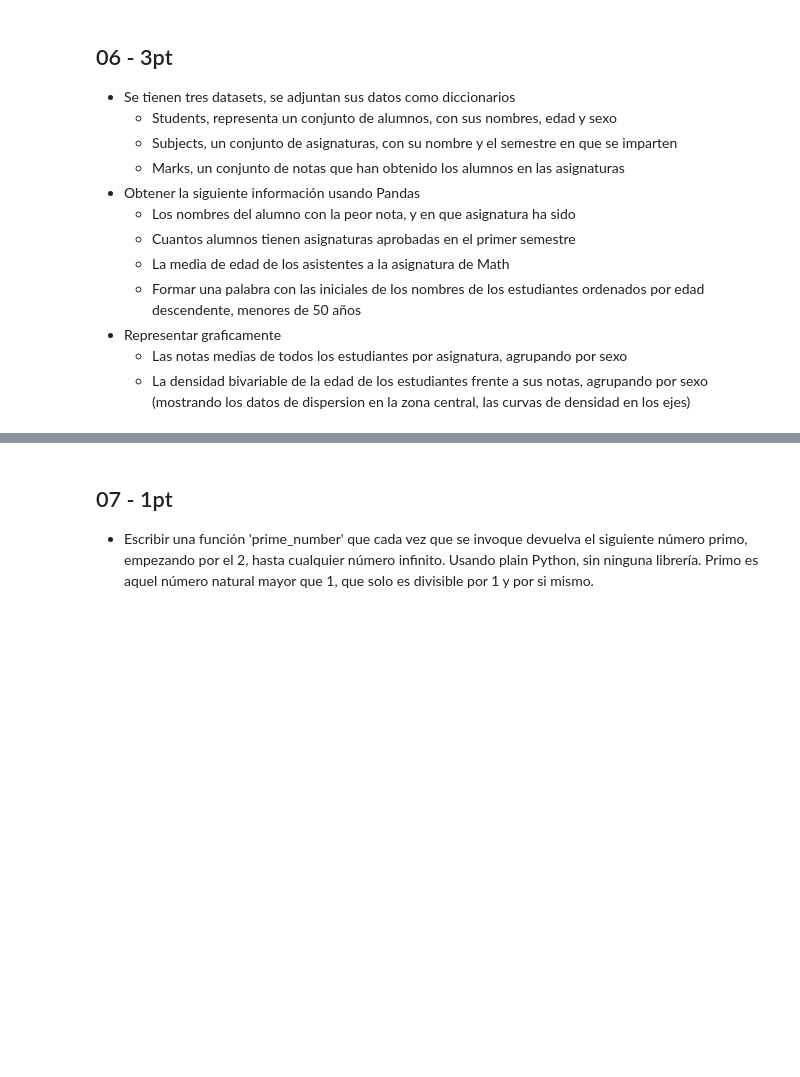
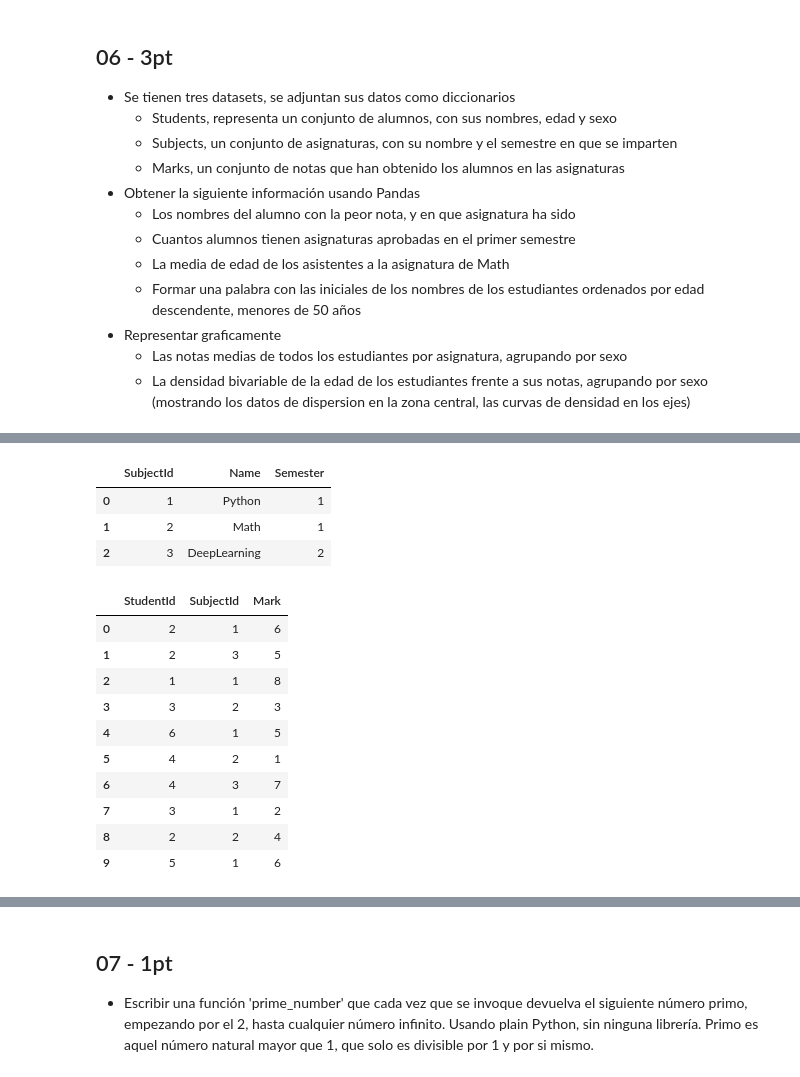
Before and after one commit to StevenMena/01MIAR_Python_IA, a Jupyter notebook: 01MIAR_Exam02_StevenMena.ipynb, the cells around one changed output, grey strips where cells are left out. Drawn from its saved outputs; the diff is of its cells as text; code cells hidden in the pictures; blank space fills up the shorter version.

```diff
--- a/01MIAR_Exam02_StevenMena.ipynb
+++ b/01MIAR_Exam02_StevenMena.ipynb
@@ -145,0 +174,23 @@ marks = {'StudentId' : [2,2,1,3,6,4,4,3,2,5], 'SubjectId' : [1,3,1,2,1,2,3,1,2,1
+# %%
+df_subjects = pd.DataFrame(subjects)
+display(df_subjects)
+# %% [output]
+|  | SubjectId | Name | Semester |
+| 0 | 1 | Python | 1 |
+| 1 | 2 | Math | 1 |
+| 2 | 3 | DeepLearning | 2 |
+# %%
+df_marks = pd.DataFrame(marks)
+display(df_marks)
+# %% [output]
+|  | StudentId | SubjectId | Mark |
+| 0 | 2 | 1 | 6 |
+| 1 | 2 | 3 | 5 |
+| 2 | 1 | 1 | 8 |
+| 3 | 3 | 2 | 3 |
+| 4 | 6 | 1 | 5 |
+| 5 | 4 | 2 | 1 |
+| 6 | 4 | 3 | 7 |
+| 7 | 3 | 1 | 2 |
+| 8 | 2 | 2 | 4 |
+| 9 | 5 | 1 | 6 |
```
Also changed, not shown: parts of 14 cells of this notebook.
